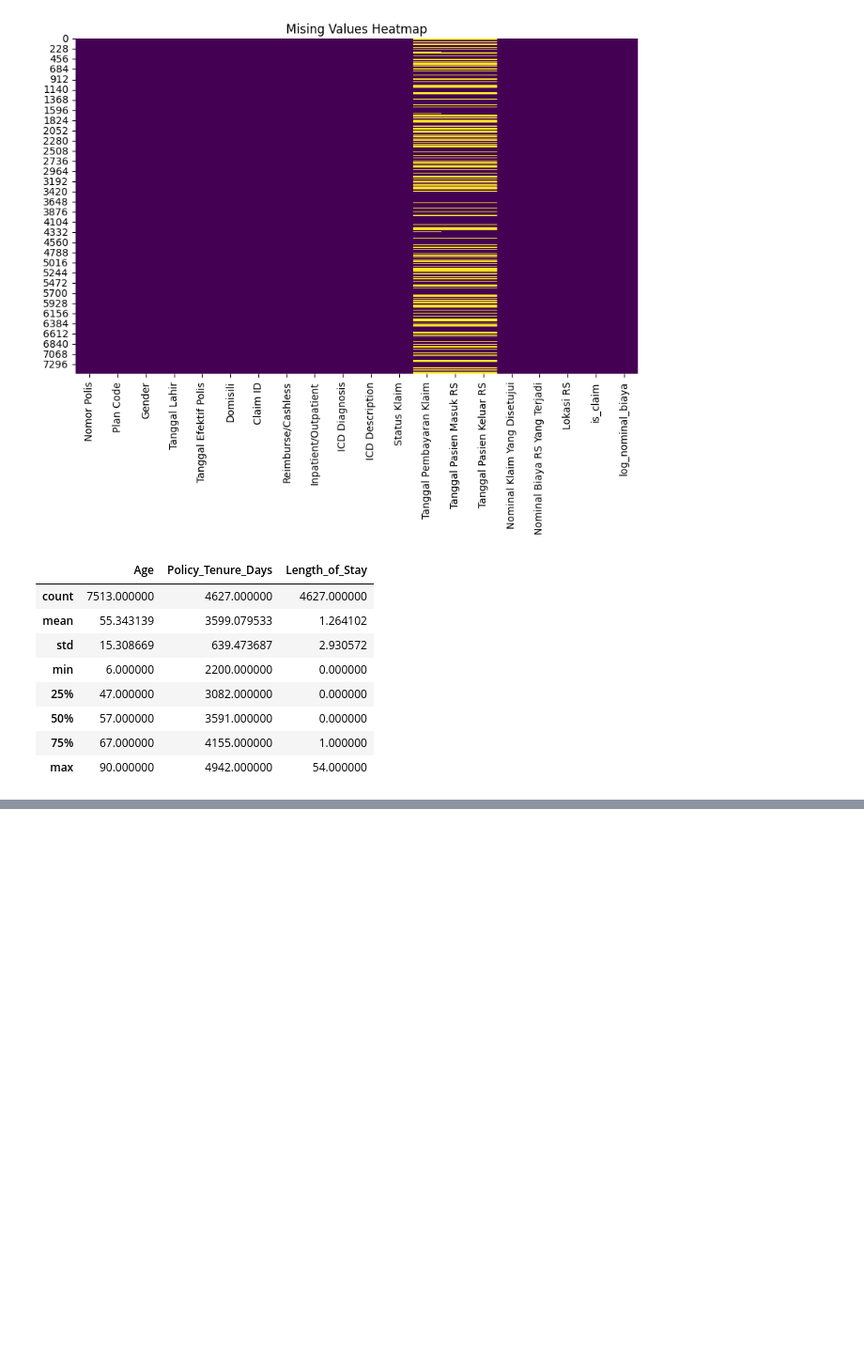
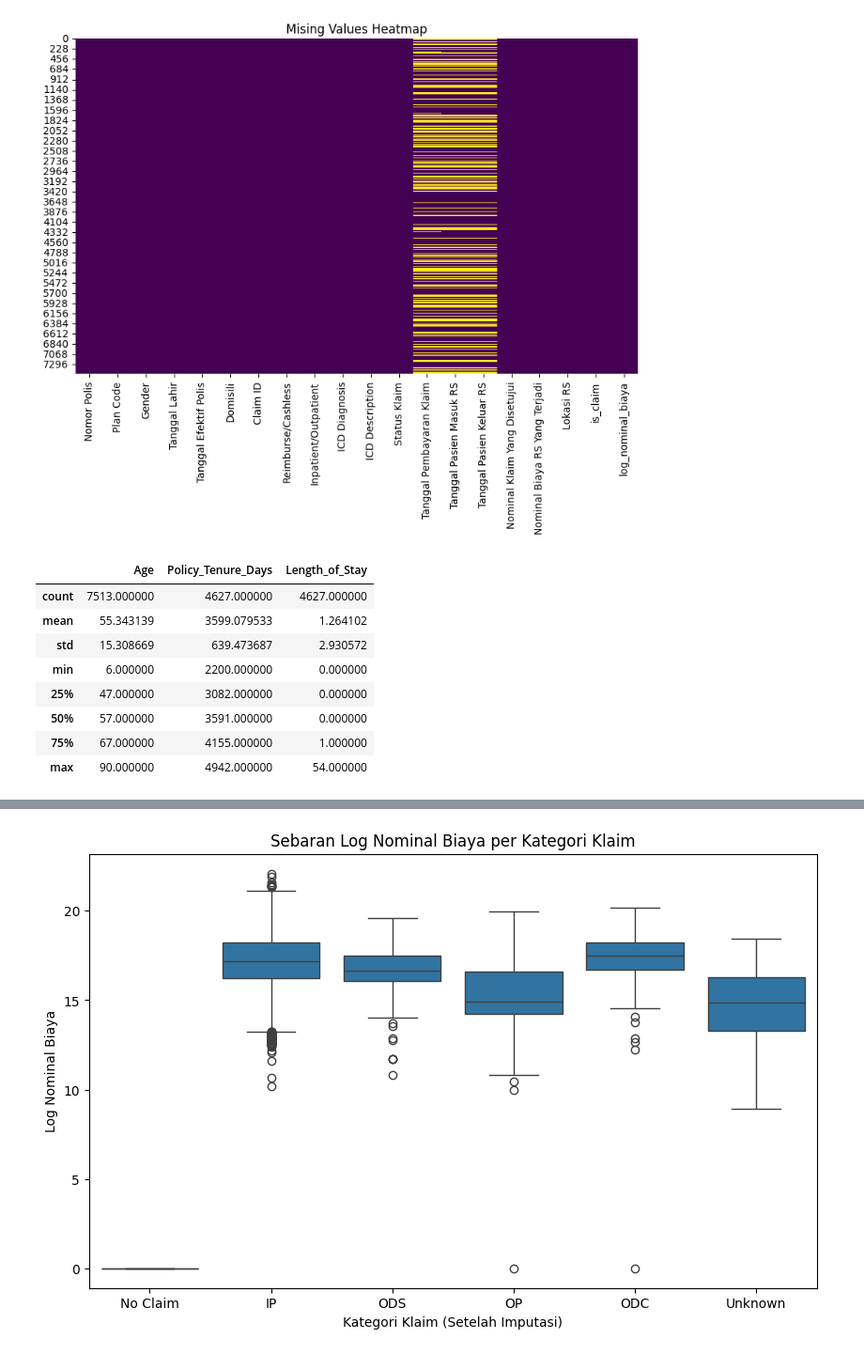
Before and after one commit to ababilkhoerulimam/insurance-claim-forecasting-mcfitb26, a Jupyter notebook: MCFITB26.ipynb, the cells around one changed output, grey strips where cells are left out. Shown at 94% size. Cells and saved outputs as stored; diff of their text form; code cells hidden in the pictures; blank space fills up the shorter version.

Commit message:
handling missing value unknow pake kolom lengthh of stay. handling outlier feature engineering length of stay , transformasi logaritma pada nominal klaim dan winsorization pada kolom length of stay

```diff
--- a/MCFITB26.ipynb
+++ b/MCFITB26.ipynb
@@ -299,0 +294,9 @@ Name: count, dtype: int64
+# %%
+plt.figure(figsize=(10, 6))
+sns.boxplot(x='Inpatient/Outpatient', y='log_nominal_biaya', data=df_final)
+plt.title('Sebaran Log Nominal Biaya per Kategori Klaim')
+plt.xlabel('Kategori Klaim (Setelah Imputasi)')
+plt.ylabel('Log Nominal Biaya')
+plt.show()
+# %% [output]
+[figure, added]
```
Also changed, not shown: parts of 8 cells of this notebook.
